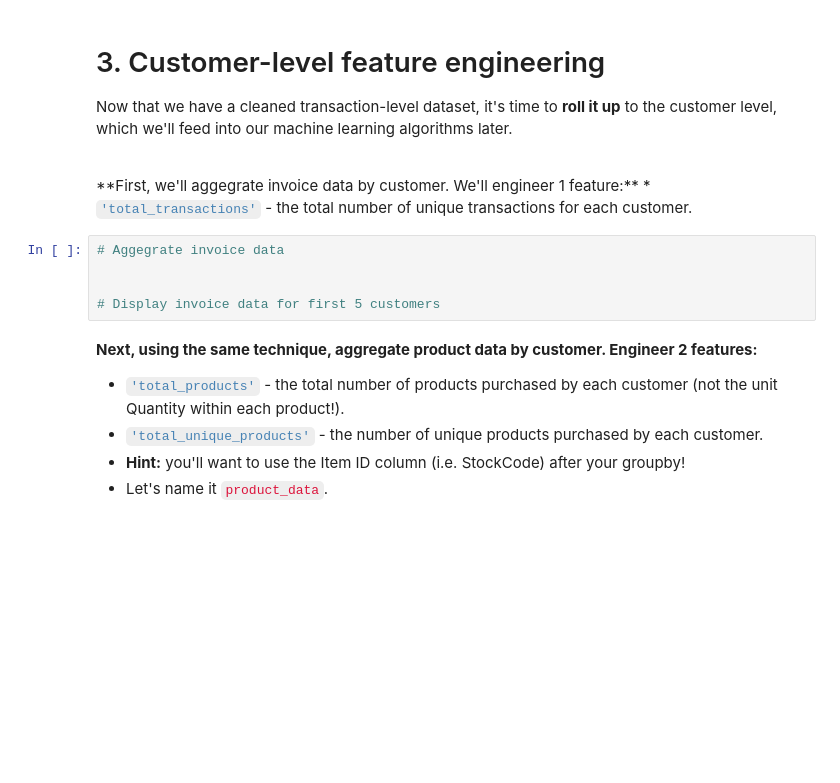
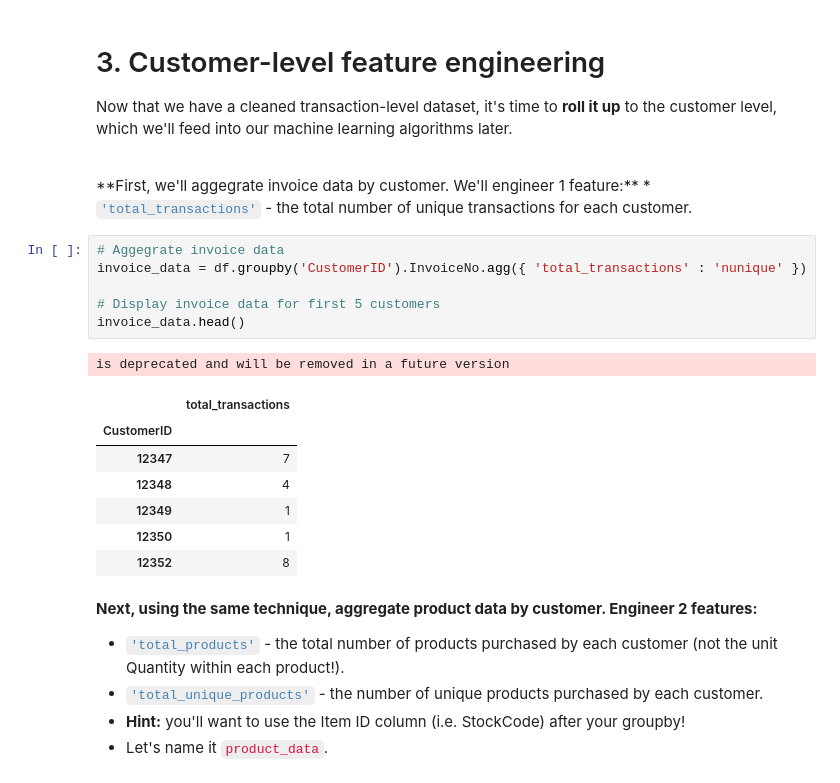
Before and after one commit to nmlook/EDS-Project-4-Workbook-Bundle, a Jupyter notebook: Module 1 - Data Wrangling.ipynb, the cells around one changed output. Cells and saved outputs as stored; diff of their text form; blank space fills up the shorter version.

```diff
--- a/Module 1 - Data Wrangling.ipynb
+++ b/Module 1 - Data Wrangling.ipynb
@@ -172,9 +188,19 @@ Now that we have a cleaned transaction-level dataset, it's time to **roll it up*
 * <code style="color:steelblue">'total_transactions'</code> - the total number of unique transactions for each customer.
 # %%
 # Aggegrate invoice data
-
+invoice_data = df.groupby('CustomerID').InvoiceNo.agg({ 'total_transactions' : 'nunique' })
 
 # Display invoice data for first 5 customers
+invoice_data.head()
+# %% [output]
+is deprecated and will be removed in a future version
+|  | total_transactions |
+| CustomerID |  |
+| 12347 | 7 |
+| 12348 | 4 |
+| 12349 | 1 |
+| 12350 | 1 |
+| 12352 | 8 |
 # %% [markdown]
 **Next, using the same technique, aggregate product data by customer. Engineer 2 features:**
 * <code style="color:steelblue">'total_products'</code> - the total number of products purchased by each customer (not the unit Quantity within each product!).
```
Also changed, not shown: parts of 5 cells of this notebook, 1 other file.
